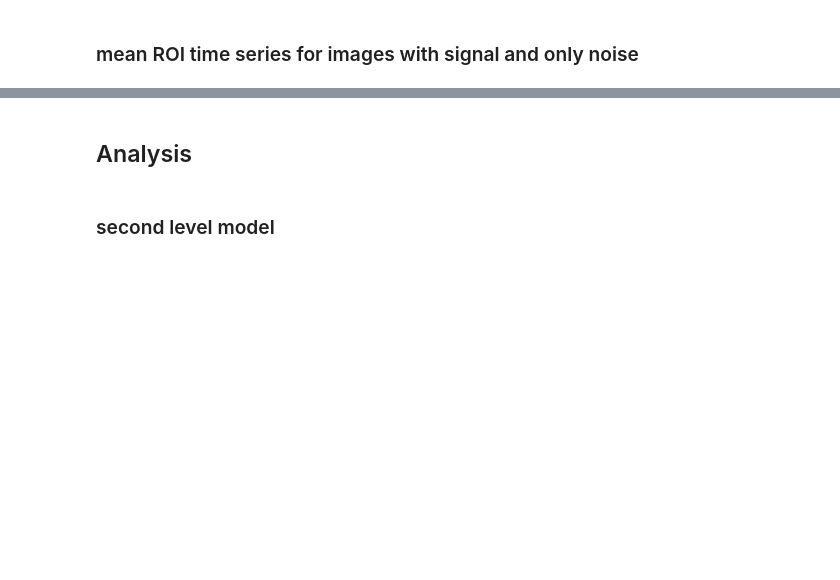
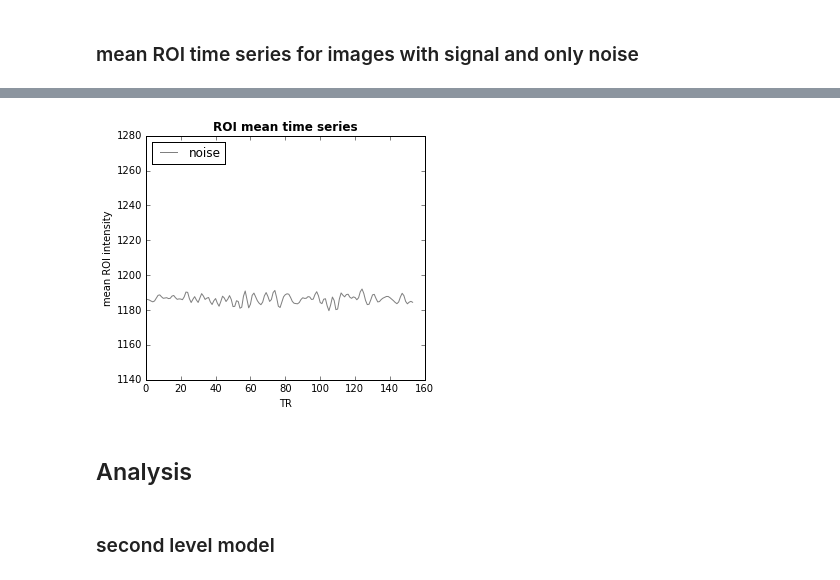
Before and after one commit to oliver-contier/famface-temporal-dynamics, a Jupyter notebook: notebooks/simulation_demo.ipynb, the cells around one changed output, grey strips where cells are left out. Cells and saved outputs as stored; diff of their text form; code cells hidden in the pictures; blank space fills up the shorter version.

```diff
--- a/notebooks/simulation_demo.ipynb
+++ b/notebooks/simulation_demo.ipynb
@@ -182,0 +189,13 @@ plt.show()
+# %%
+# plot only noise
+fig = plt.figure(figsize=(5,5))
+ax1 = plt.axes(aspect=1)
+ax1.plot(np.mean(bold_noise.samples[:, ms.samples[0] == 2], axis=1), c='grey')
+ax1.plot(np.mean(with_signal.samples[:, ms.samples[0] == 2], axis=1), alpha=0.0)
+plt.legend(['noise'], loc='upper left')
+plt.title('ROI mean time series', fontweight='bold')
+plt.xlabel('TR')
+plt.ylabel('mean ROI intensity')
+plt.show()
+# %% [output]
+[figure, added]
```
Also changed, not shown: parts of 16 cells of this notebook.
